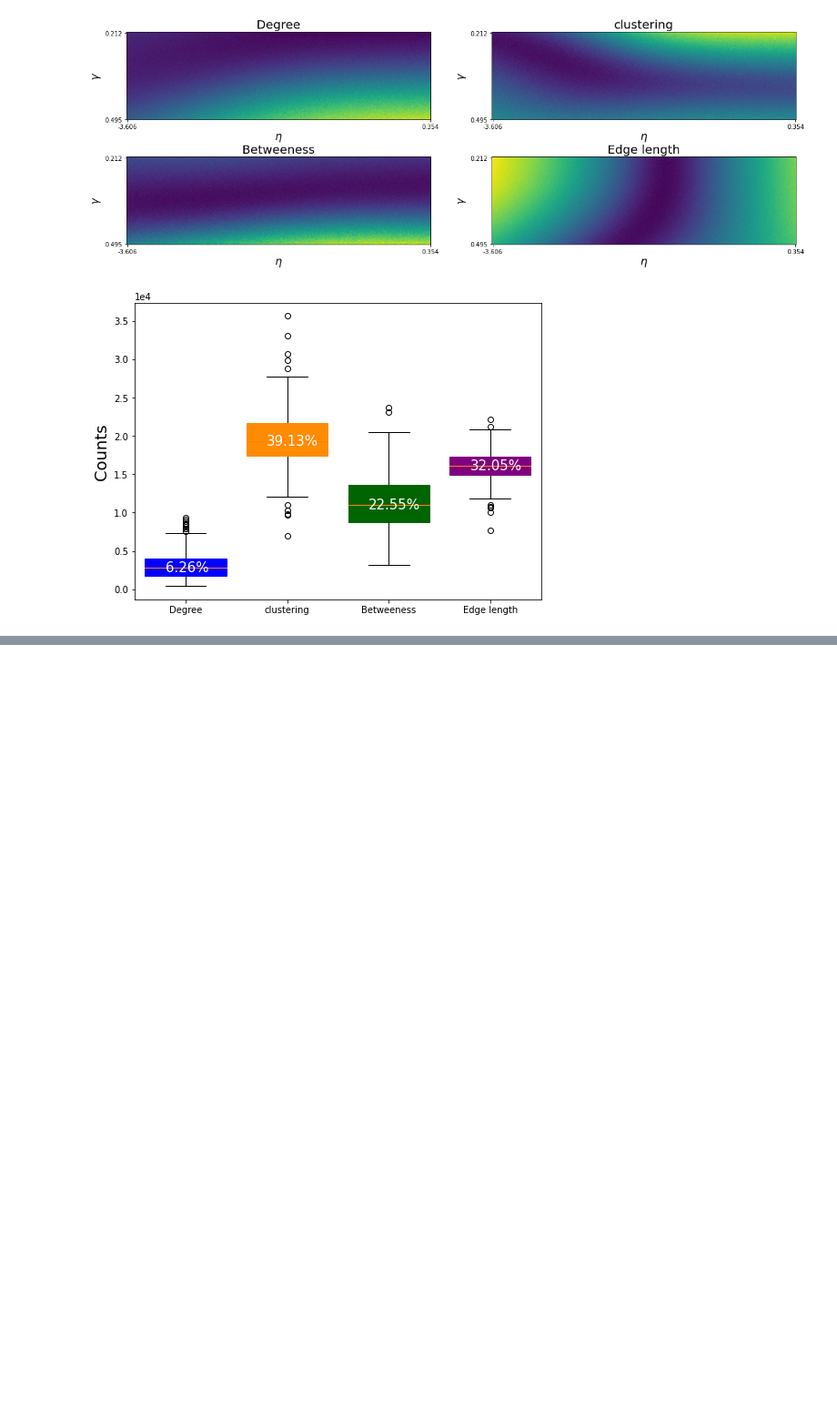
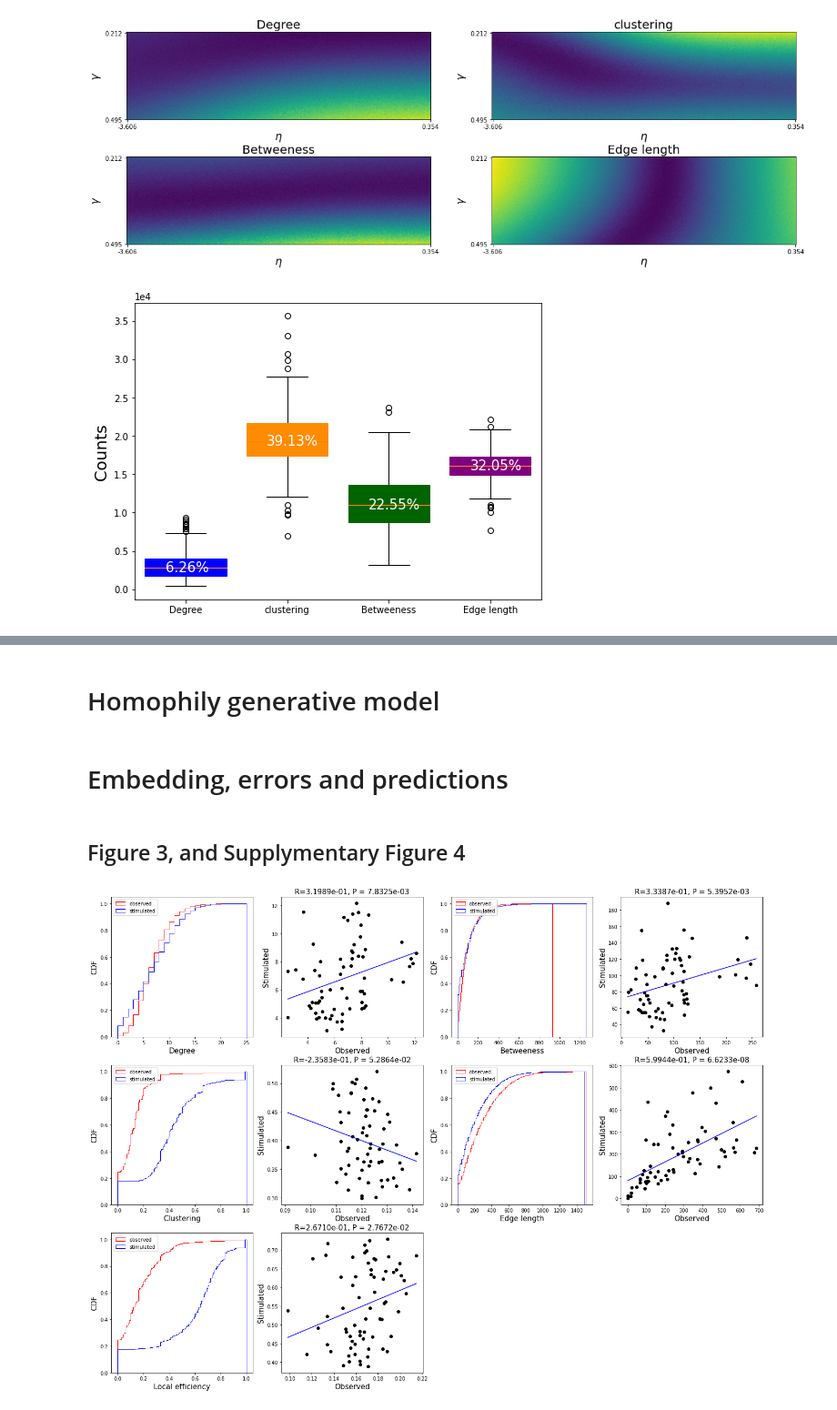
Before and after one commit to duzc-Repos/Code_for_Reproduction, a Jupyter notebook: 2021_NC_DanyalAkarca/generative_model_exploration.ipynb, the cells around one changed output, grey strips where cells are left out. Shown at 91% size. Cells and saved outputs as stored; diff of their text form; code cells hidden in the pictures; blank space fills up the shorter version.

```diff
--- a/2021_NC_DanyalAkarca/generative_model_exploration.ipynb
+++ b/2021_NC_DanyalAkarca/generative_model_exploration.ipynb
@@ -451,0 +426,17 @@ mpl.font_manager.fontManager.ttflist
+# %% [markdown]
+# Homophily generative model
+# %%
+example_binarised_connectomes = sp_io.loadmat("./data/example_binarised_connectomes.mat")['example_binarised_connectomes']
+euclidean = sp_io.loadmat("./data/example_euclidean.mat")['euclidean']
+
+eta, gam = -1.5, 0.25
+params = np.array([[eta, gam]])
+n_sub = 270
+
+matching_K = []
+matching_Fk = []
+matching_Ksum = []
+matching_Fksum = []
+matching_P = []
+matching_Psum = []
+matching_A = []
@@ -451,0 +537,7 @@ mpl.font_manager.fontManager.ttflist
+# %% [markdown]
+# Embedding, errors and predictions
+# %%
+example_binarised_connectomes = sp_io.loadmat("./data/example_binarised_connectomes.mat")['example_binarised_connectomes']
+example_optimised_simulations = sp_io.loadmat("./data/example_optimised_simulations.mat")['example_optimised_simulations']
+euclidean = sp_io.loadmat("./data/example_euclidean.mat")['euclidean']
+generative50000_parameters = sp_io.loadmat("./data/generative50000_parameters.mat")['generative50000_parameters']
@@ -451,0 +571,38 @@ mpl.font_manager.fontManager.ttflist
+# %% [markdown]
+## Figure 3, and Supplymentary Figure 4
+# %%
+# Figure 3, SFigure 4a
+
+plt.figure(figsize=(24, 18))
+k = 0
+for i, measure in enumerate(['Degree', 'Betweeness', 'Clustering', 'Edge length', 'Local efficiency']):
+    obs_measure = np.array([ observed_local_statistics[k][i] for k in range(n_sub) ])
+    sti_measure = np.array([ simulated_local_statistics[k][i] for k in range(n_sub) ])
+    # print(measure, obs_measure.shape)
+
+    k += 1
+    plt.subplot(3, 4, k)
+    plt.hist(obs_measure.flat, cumulative=True, density=True, histtype='step', color='red', label='observed', bins=100)
+    plt.hist(sti_measure.flat, cumulative=True, density=True, histtype='step', color='blue', label='stimulated', bins=100)
+    plt.legend(loc=2)
+    plt.xlabel(measure, size=15)
+    plt.ylabel('CDF', size=15)
+
+    k += 1
+    plt.subplot(3, 4, k)
+    x = obs_measure.mean(axis=0)
+    y = sti_measure.mean(axis=0)
+    r, pval = stats.pearsonr(x, y)
+    param_fit = np.polyfit(x, y, deg=1)
+    x_fit = np.array([x.min(), x.max()])
+    y_fit = param_fit[0]*x_fit + param_fit[1]
+    plt.plot(x_fit, y_fit, color='blue')
+    plt.scatter(x, y, color='black')
+    plt.title(f"R={r:.4e}, P = {pval:.4e}", size=15)
+    plt.xlabel('Observed', size=15)
+    plt.ylabel('Stimulated', size=15)
+
+plt.show()
+plt.close()
+# %% [output]
+[figure, added]
```
Also changed, not shown: parts of 19 cells of this notebook, 1 other file.
